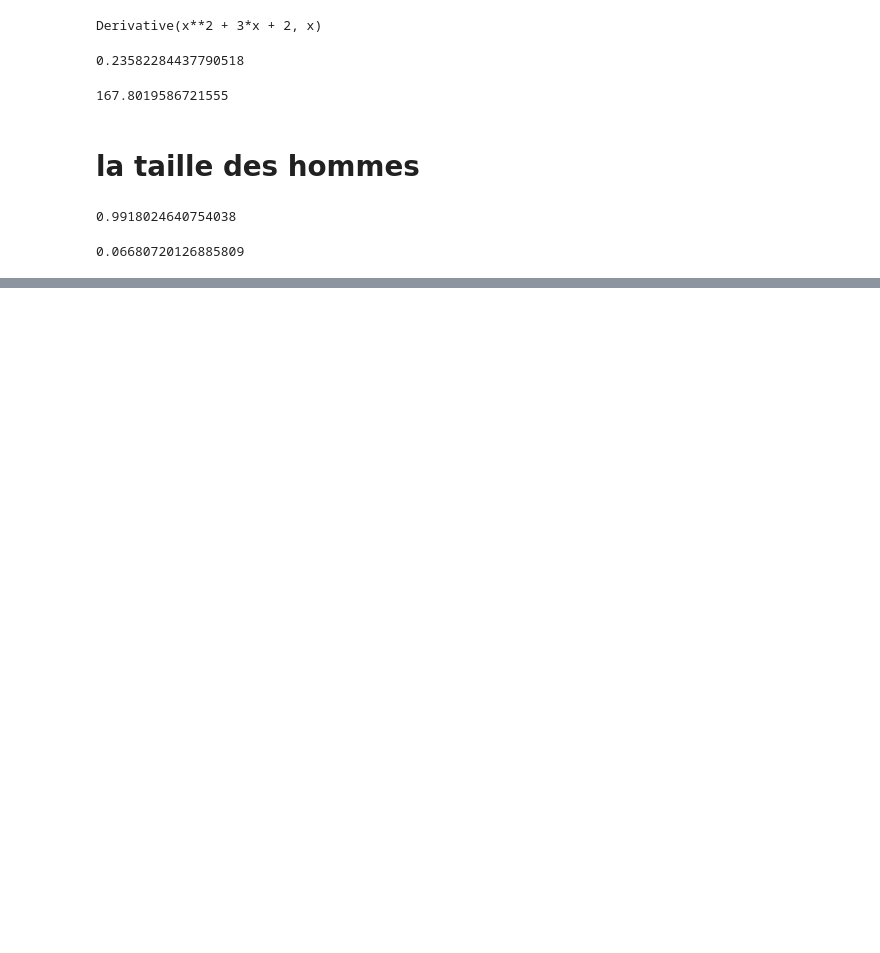
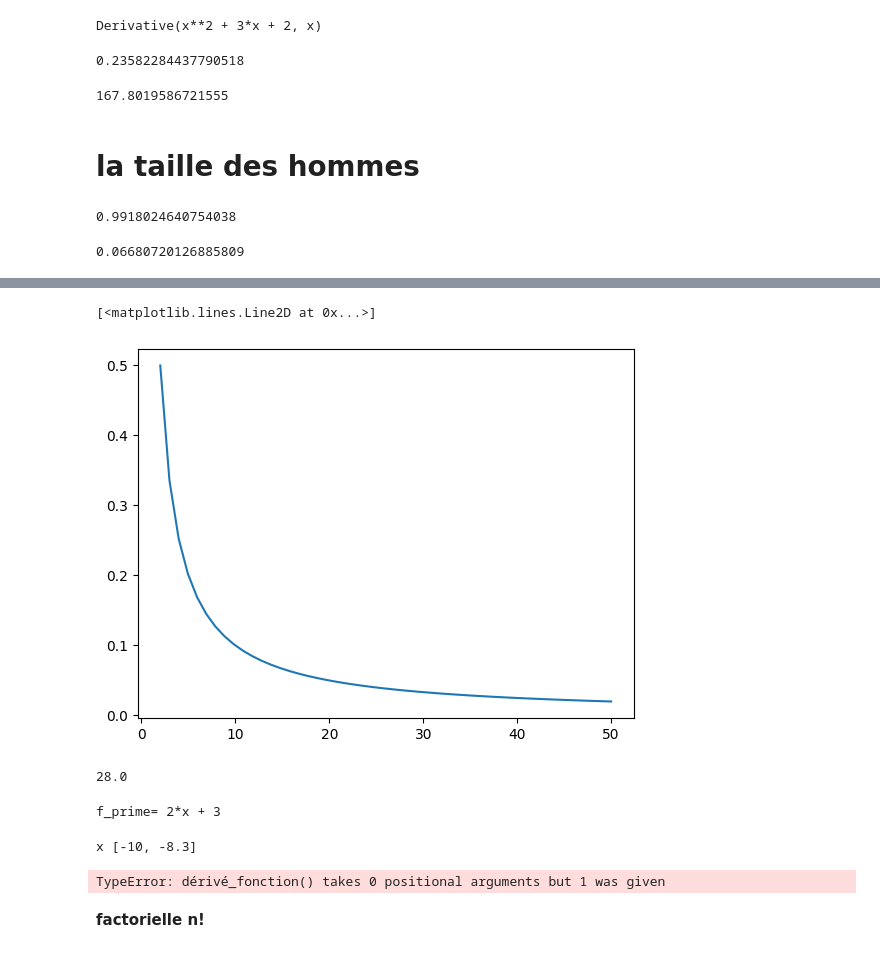
Before and after one commit to Dev-IA-P5-2027/samya.taqi, a Jupyter notebook: mathpython/math.ipynb, the cells around one changed output, grey strips where cells are left out. Cells and saved outputs as stored; diff of their text form; code cells hidden in the pictures; blank space fills up the shorter version.

```diff
--- a/mathpython/math.ipynb
+++ b/mathpython/math.ipynb
@@ -61,0 +76,59 @@ print(1-probabilté)
+# %%
+def dérivé_log(x):
+    return 1/x
+x=np.linspace(2,50)
+y=dérivé_log(x)
+
+plt.plot(x,y)
+# %% [output]
+[<matplotlib.lines.Line2D at 0x...>]
+[figure, added]
+# %%
+x=int(input("entrez un nombre; "))
+n=int(input("entrez un nombre de dévisions: "))
+S=0
+for i in range(1,n):
+    pas = (x-1) / n
+    S= S + pas*dérivé_log((1+i*pas))
+
+
+print(S)
+# %% [output]
+28.0
+# %%
+from sympy import Symbol, diff
+
+x = Symbol("x")
+f= (x**2) +(3*x)-4
+
+# Calculer la dérivée
+f_prime = diff(f, x)
+print(f'f_prime= {f_prime}')
+# %% [output]
+f_prime= 2*x + 3
+# %%
+
+
+def descente_grad(a,pas=0.1, steps=20):
+    history = [a]
+    for _ in range(steps):
+        a-=pas*float(f_prime.subs(x, a).evalf())
+        history.append(a)
+        return x , history
+x0=-10
+xmin, hist= descente_grad(x0)
+print(xmin, hist)
+# %% [output]
+x [-10, -8.3]
+# %%
+def fonction(x):
+    return 1/(1+abs(x))
+
+def dérivé_fonction():
+    diff(fonction)
+
+dérivé_fonction(x)
+# %% [output]
+TypeError: dérivé_fonction() takes 0 positional arguments but 1 was given
+# %% [markdown]
+**factorielle n!**
```
Also changed, not shown: parts of 26 cells of this notebook, 17 other files.
